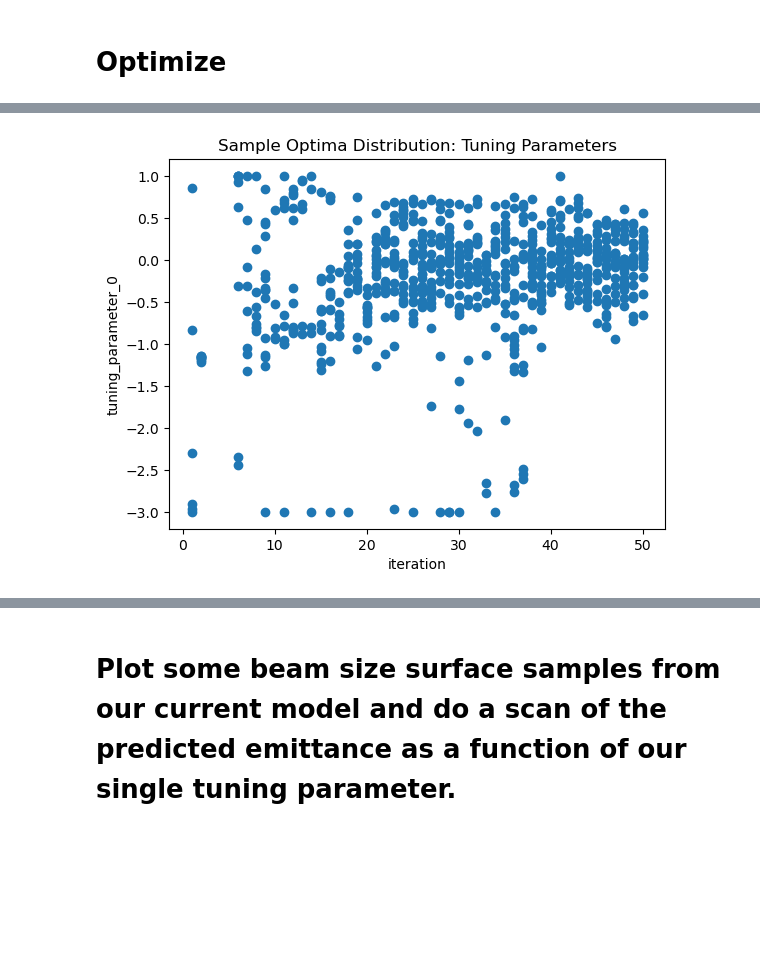
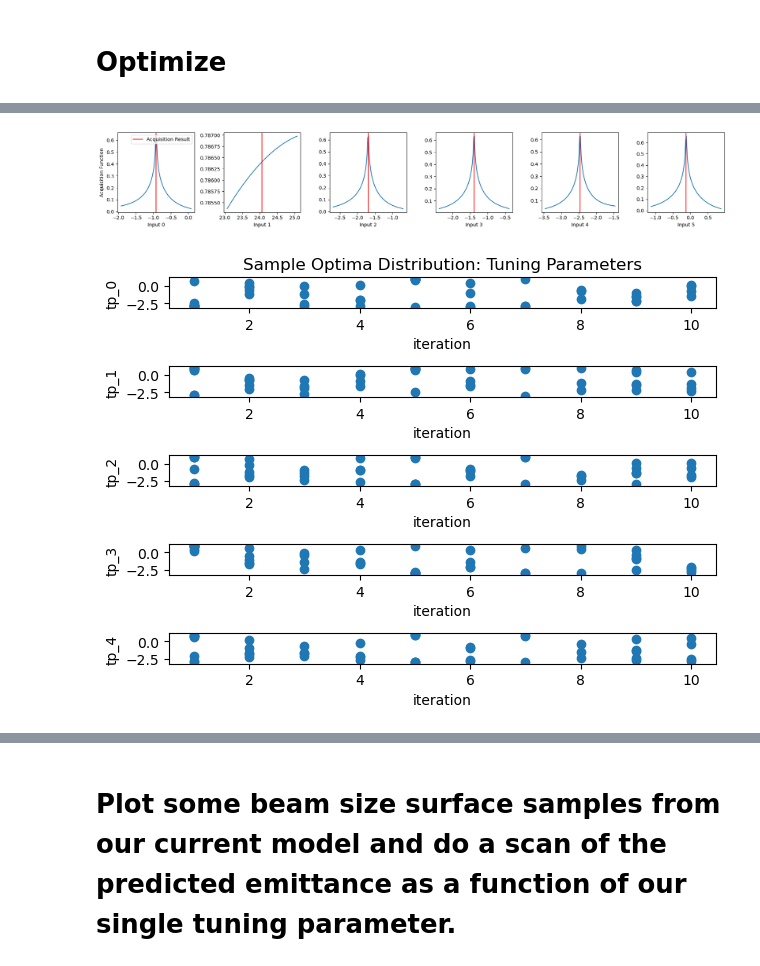
Before and after one commit to roussel-ryan/emitopt, a Jupyter notebook: examples/bax-emittance-minimization-toy-model.ipynb, the cells around one changed output, grey strips where cells are left out. Cells and saved outputs as stored; diff of their text form; code cells hidden in the pictures; blank space fills up the shorter version.

```diff
--- a/examples/bax-emittance-minimization-toy-model.ipynb
+++ b/examples/bax-emittance-minimization-toy-model.ipynb
@@ -150,24 +154,35 @@ scaled_covar_module = ScaleKernel(covar_module, outputscale_prior=GammaPrior(2.0
 covar_module_dict = {'y': scaled_covar_module}
 
 model_constructor = StandardModelConstructor(covar_modules=covar_module_dict, use_low_noise_prior=True)
+# %%
+from xopt.numerical_optimizer import LBFGSOptimizer
+numerical_optimizer = LBFGSOptimizer(
+                                    n_raw_samples=20,
+                                    n_restarts=20,
+                                    max_iter=100)
 # %% [markdown]
 # Construct generator, evaluator, Xopt objects
 # %%
 #Prepare Algorithm
 from emitopt.utils import get_quad_strength_conversion_factor
-scale_factor = get_quad_strength_conversion_factor(E=beam_energy, q_len=q_len)
+# scale_factor = get_quad_strength_conversion_factor(E=beam_energy, q_len=q_len)
+scale_factor = 1.
 algo_kwargs = {
         'scale_factor': scale_factor,
         'q_len': q_len,
         'distance': distance,
         'n_samples': n_samples,
         'meas_dim': meas_dim,
-        'n_steps_measurement_param': 10,
-        'n_steps_exe_paths':  10}
+        'n_steps_measurement_param': 3,
+        'n_steps_exe_paths':  11}
 algo = ScipyMinimizeEmittance(**algo_kwargs)
 
 #construct BAX generator
-generator = BaxGenerator(vocs=vocs, model_constructor=model_constructor, algorithm=algo, use_cuda=use_cuda)
+generator = BaxGenerator(vocs=vocs,
+                         model_constructor=model_constructor,
+                         numerical_optimizer=numerical_optimizer,
+                         algorithm=algo,
+                         use_cuda=use_cuda)
 
 #construct evaluator
 evaluator = Evaluator(function=test_func)
@@ -231,17 +272,17 @@ for i in range(1, n_iter+1):
 
     #get mean-predicted optimal tuning config and eval predicted emits at this location in tuning parameter space
     algo = optimizer.generator.algorithm
-    X_tuned, emits_at_target_valid, svr = algo.mean_output(beam_size_model,
-                                                         torch.tensor(vocs.bounds),
-                                                         num_restarts=10)
+#     X_tuned, emits_at_target_valid, svr = algo.mean_output(beam_size_model,
+#                                                          torch.tensor(vocs.bounds),
+#                                                          num_restarts=10)
 
     end = time.time()
     print('This iteration took:', end-start, 'seconds.\n')
 
-    if i % 5 == 0:
-        plt.hist(emits_at_target_valid.flatten().cpu(), density=True)
-        plt.xlabel('Predicted Optimal Emittance')
-        plt.ylabel('Probability Density')
-        plt.show()
-        print('sample validity rate:', svr)
+#     if i % 5 == 0:
+#         plt.hist(emits_at_target_valid.flatten().cpu(), density=True)
+#         plt.xlabel('Predicted Optimal Emittance')
+#         plt.ylabel('Probability Density')
+#         plt.show()
+#         print('sample validity rate:', svr)
 # %% [output]
@@ -348,6 +329,43 @@ This iteration took: 20.03213381767273 seconds.
+# %%
+# acq = optimizer.generator.get_acquisition(optimizer.generator.model)
+
+# last_acq = np.vstack(data_all[0].iloc[-1][list(vocs.variable_data([vocs.random_inputs()], '').keys())].values[:]).astype(float)
+# last_acq = torch.tensor(last_acq).reshape(1,-1)
+
+last_acq = res[0]
+
+fig, axs = plt.subplots(1, ndim)
+
+fig.set_size_inches(3*(ndim), 3)
+
+for scan_dim in range(ndim):
+    X_scan = last_acq.repeat(100,1)
+#     ls = torch.linspace(*vocs.bounds.T[scan_dim],100)
+    ls = torch.linspace(last_acq[0,scan_dim]-1,last_acq[0,scan_dim]+1,100)
+
+    X_scan[:,scan_dim] = ls
+
+    acq_scan = torch.tensor([acq(X.reshape(1,-1)) for X in X_scan]).reshape(-1)
+
+    ax = axs[scan_dim]
+
+    ax.plot(ls.cpu(), acq_scan.detach().cpu())
+    ax.axvline(last_acq[0,scan_dim].cpu(), c='r', label='Acquisition Result')
+
+
+    ax.set_xlabel('Input ' + str(scan_dim))
+
+    if scan_dim == 0:
+        ax.set_ylabel('Acquisition Function')
+        ax.legend()
+
+plt.tight_layout()
+plt.show()
+# %% [output]
+[figure, added]
 # %%
-from emitopt.utils import plot_sample_optima_dist_inputs
-plot_sample_optima_dist_input_space(results)
+from emitopt.utils import plot_sample_optima_convergence_inputs
+plot_sample_optima_convergence_inputs(results)
 # %% [output]
-[figure, old version]
+[figure, new version]
 # %%
```
Also changed, not shown: parts of 13 cells of this notebook, 2 other files.
